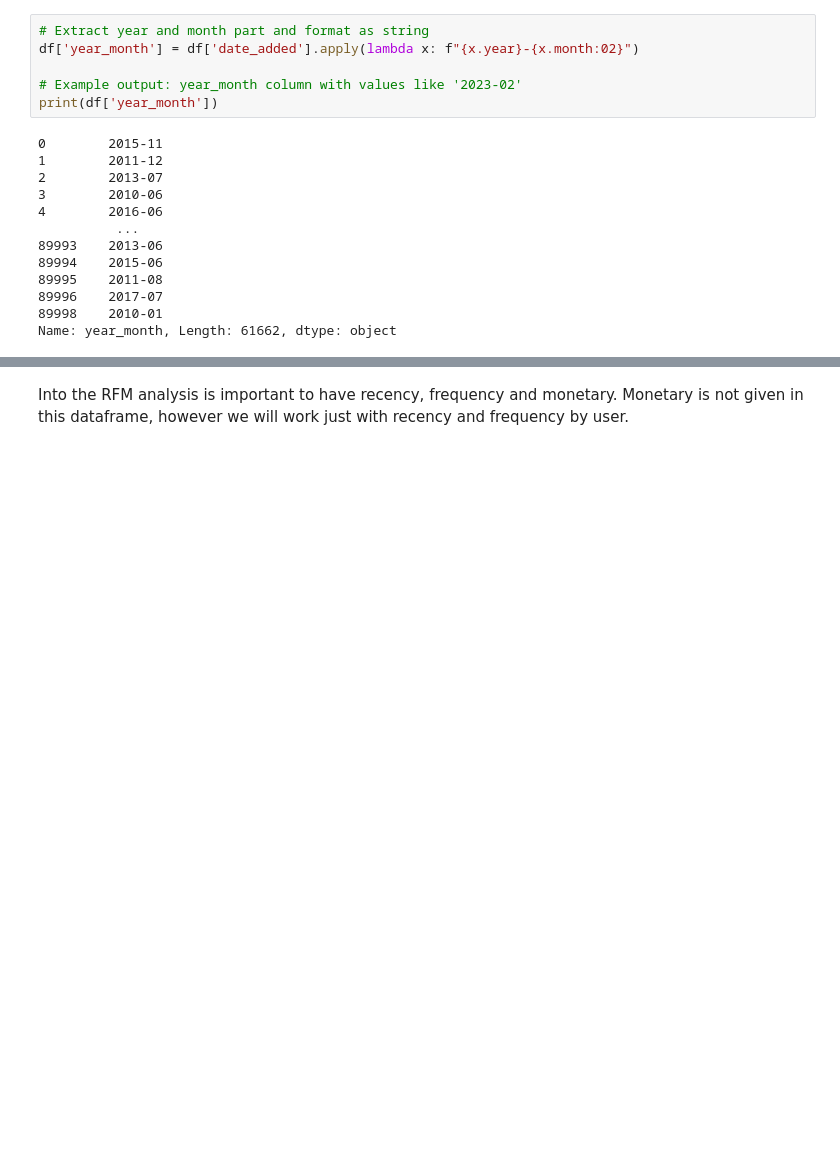
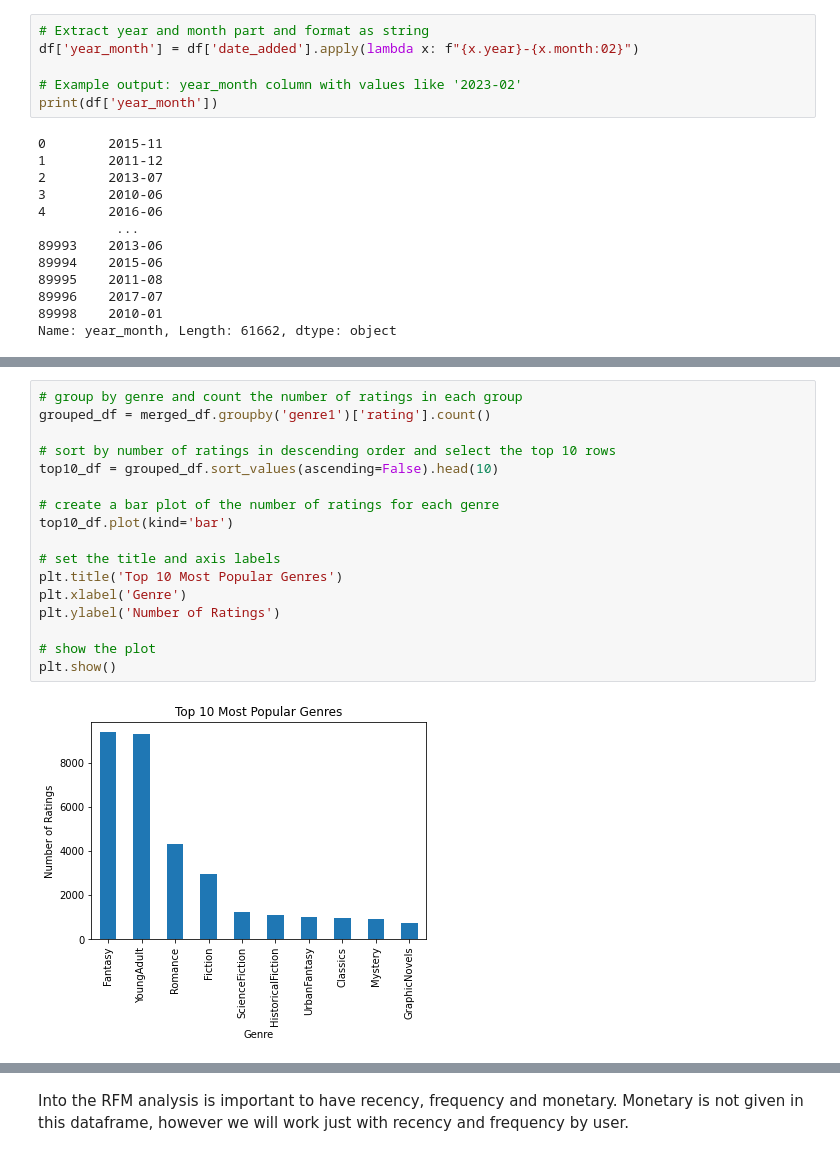
Before and after one commit to edofarias/Good-reads--reviews, a Jupyter notebook: Goodreads.ipynb, the cells around one changed output, grey strips where cells are left out. Drawn from its saved outputs; the diff is of its cells as text; blank space fills up the shorter version.

```diff
--- a/Goodreads.ipynb
+++ b/Goodreads.ipynb
@@ -667,0 +774,19 @@ Name: year_month, Length: 61662, dtype: object
+# %%
+# group by genre and count the number of ratings in each group
+grouped_df = merged_df.groupby('genre1')['rating'].count()
+
+# sort by number of ratings in descending order and select the top 10 rows
+top10_df = grouped_df.sort_values(ascending=False).head(10)
+
+# create a bar plot of the number of ratings for each genre
+top10_df.plot(kind='bar')
+
+# set the title and axis labels
+plt.title('Top 10 Most Popular Genres')
+plt.xlabel('Genre')
+plt.ylabel('Number of Ratings')
+
+# show the plot
+plt.show()
+# %% [output]
+[figure, added]
```
Also changed, not shown: parts of 21 cells of this notebook.
